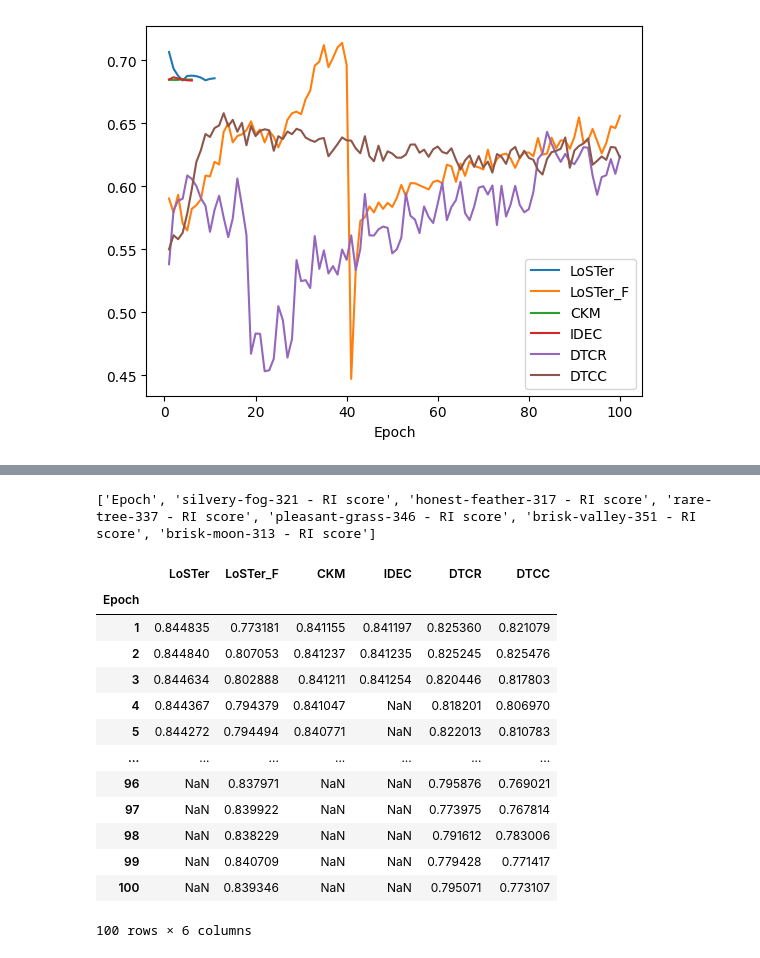
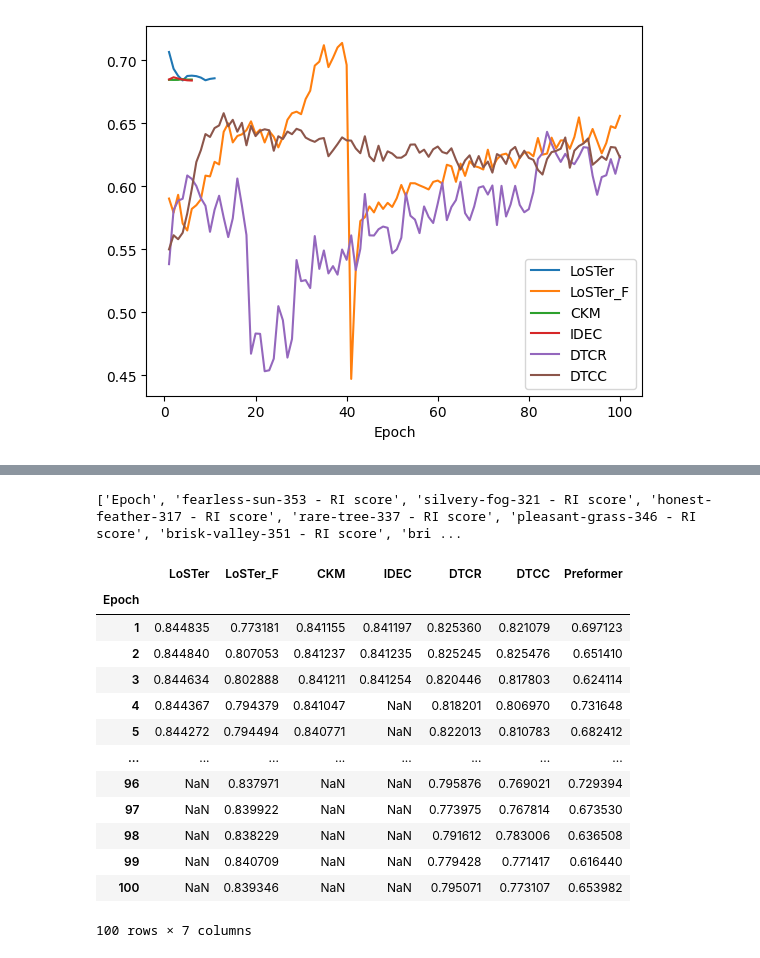
Before and after one commit to jrtaloma/lstc, a Jupyter notebook: plots_training.ipynb, the cells around one changed output, grey strips where cells are left out. Saved outputs shown, nothing was run; the diff lists cells and outputs as text; code cells hidden in the pictures.

```diff
--- a/plots_training.ipynb
+++ b/plots_training.ipynb
@@ -128,29 +170,29 @@ display(df_ri)
 # %%
-df_ri = df_ri[df_ri.columns[[0,4,10,16,22,28,34]]]
+df_ri = df_ri[df_ri.columns[[0,4,10,16,22,28,34,40]]]
 column_names = list(df_ri.columns.values)
 print(column_names)
 # %% [output]
-['Epoch', 'silvery-fog-321 - RI score', 'honest-feather-317 - RI score', 'rare-tree-337 - RI score', 'pleasant-grass-346 - RI score', 'brisk-valley-351 - RI score', 'brisk-moon-313 - RI score']
+['Epoch', 'fearless-sun-353 - RI score', 'silvery-fog-321 - RI score', 'honest-feather-317 - RI score', 'rare-tree-337 - RI score', 'pleasant-grass-346 - RI score', 'brisk-valley-351 - RI score', 'bri ...
-# %%
-df_ri.rename(columns={column_names[1]: 'LoSTer_F', column_names[2]: 'IDEC', column_names[3]: 'LoSTer', column_names[4]: 'DTCC', column_names[5]: 'DTCR', column_names[6]: 'CKM'}, inplace=True)
-df_ri.set_index('Epoch', inplace=True)
-df_ri = df_ri.loc[:, ['LoSTer', 'LoSTer_F', 'CKM', 'IDEC', 'DTCR', 'DTCC']]
-display(df_ri)
-# %% [output]
-|  | LoSTer | LoSTer_F | CKM | IDEC | DTCR | DTCC |
-| Epoch |  |  |  |  |  |  |
-| 1 | 0.844835 | 0.773181 | 0.841155 | 0.841197 | 0.825360 | 0.821079 |
-| 2 | 0.844840 | 0.807053 | 0.841237 | 0.841235 | 0.825245 | 0.825476 |
-| 3 | 0.844634 | 0.802888 | 0.841211 | 0.841254 | 0.820446 | 0.817803 |
-| 4 | 0.844367 | 0.794379 | 0.841047 | NaN | 0.818201 | 0.806970 |
-| 5 | 0.844272 | 0.794494 | 0.840771 | NaN | 0.822013 | 0.810783 |
-| ... | ... | ... | ... | ... | ... | ... |
-| 96 | NaN | 0.837971 | NaN | NaN | 0.795876 | 0.769021 |
-| 97 | NaN | 0.839922 | NaN | NaN | 0.773975 | 0.767814 |
-| 98 | NaN | 0.838229 | NaN | NaN | 0.791612 | 0.783006 |
-| 99 | NaN | 0.840709 | NaN | NaN | 0.779428 | 0.771417 |
-| 100 | NaN | 0.839346 | NaN | NaN | 0.795071 | 0.773107 |
-100 rows × 6 columns
+# %%
+df_ri.rename(columns={column_names[1]: 'Preformer', column_names[2]: 'LoSTer_F', column_names[3]: 'IDEC', column_names[4]: 'LoSTer', column_names[5]: 'DTCC', column_names[6]: 'DTCR', column_names[7]: 'CKM'}, inplace=True)
+df_ri.set_index('Epoch', inplace=True)
+df_ri = df_ri.loc[:, ['LoSTer', 'LoSTer_F', 'CKM', 'IDEC', 'DTCR', 'DTCC', 'Preformer']]
+display(df_ri)
+# %% [output]
+|  | LoSTer | LoSTer_F | CKM | IDEC | DTCR | DTCC | Preformer |
+| Epoch |  |  |  |  |  |  |  |
+| 1 | 0.844835 | 0.773181 | 0.841155 | 0.841197 | 0.825360 | 0.821079 | 0.697123 |
+| 2 | 0.844840 | 0.807053 | 0.841237 | 0.841235 | 0.825245 | 0.825476 | 0.651410 |
+| 3 | 0.844634 | 0.802888 | 0.841211 | 0.841254 | 0.820446 | 0.817803 | 0.624114 |
+| 4 | 0.844367 | 0.794379 | 0.841047 | NaN | 0.818201 | 0.806970 | 0.731648 |
+| 5 | 0.844272 | 0.794494 | 0.840771 | NaN | 0.822013 | 0.810783 | 0.682412 |
+| ... | ... | ... | ... | ... | ... | ... | ... |
+| 96 | NaN | 0.837971 | NaN | NaN | 0.795876 | 0.769021 | 0.729394 |
+| 97 | NaN | 0.839922 | NaN | NaN | 0.773975 | 0.767814 | 0.673530 |
+| 98 | NaN | 0.838229 | NaN | NaN | 0.791612 | 0.783006 | 0.636508 |
+| 99 | NaN | 0.840709 | NaN | NaN | 0.779428 | 0.771417 | 0.616440 |
+| 100 | NaN | 0.839346 | NaN | NaN | 0.795071 | 0.773107 | 0.653982 |
+100 rows × 7 columns
 # %%
 df_ri.plot()
 # %% [output]
```
Also changed, not shown: parts of 19 cells of this notebook, 4 other files.
